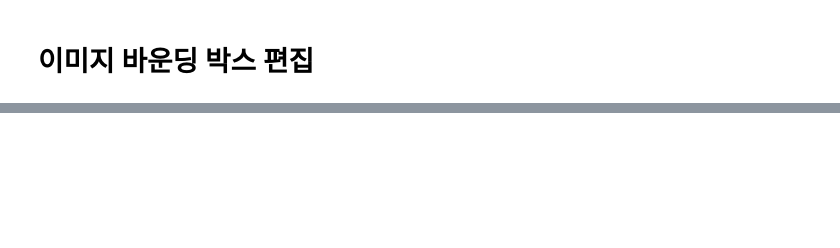
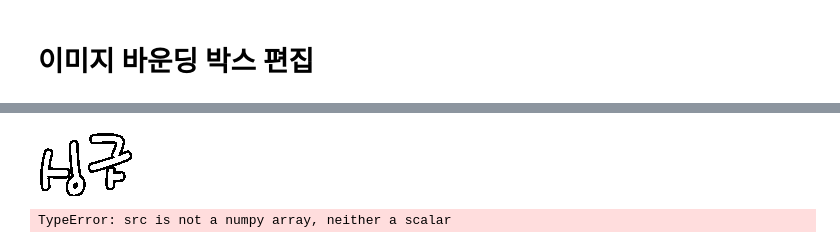
Before and after one commit to YMGYM/ocr_practice, a Jupyter notebook: image_edit.ipynb, the cells around one changed output, grey strips where cells are left out. Saved outputs shown, nothing was run; the diff lists cells and outputs as text; code cells hidden in the pictures; blank space fills up the shorter version.

```diff
--- a/image_edit.ipynb
+++ b/image_edit.ipynb
@@ -49,0 +60,9 @@ crnn_predict([blur])
+# %%
+prob_proc = process_img(np.array(prob1))
+Image.fromarray(prob_proc)
+# %% [output]
+[figure, added]
+# %%
+crnn_predict(prob_proc)
+# %% [output]
+TypeError: src is not a numpy array, neither a scalar
```
Also changed, not shown: parts of 8 cells of this notebook, 2 other files.
